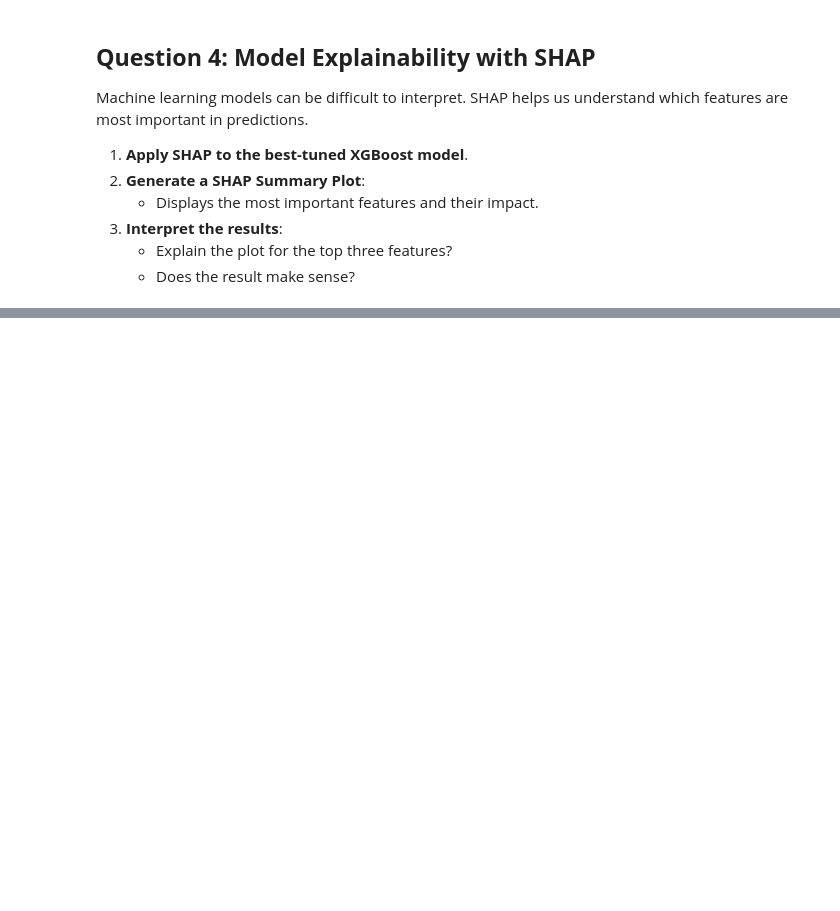
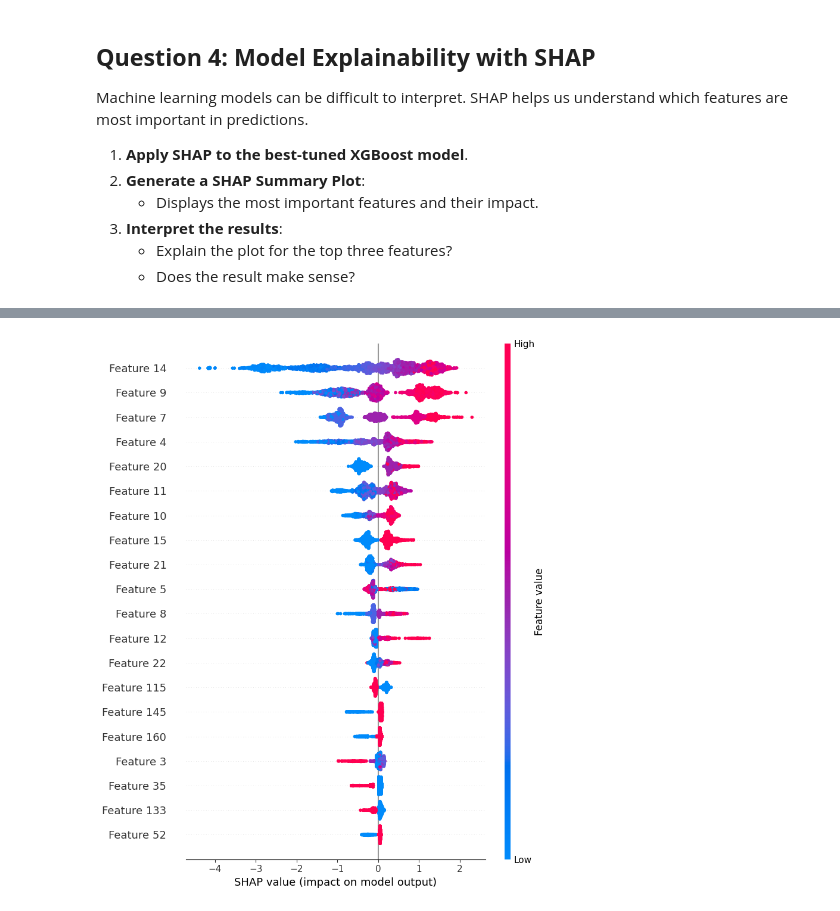
Before and after one commit to emilyberlinghoff/DS3000, a Jupyter notebook: Homework 6 - Trees/251287809_H06.ipynb, the cells around one changed output, grey strips where cells are left out. Cells and saved outputs as stored; diff of their text form; code cells hidden in the pictures; blank space fills up the shorter version.

```diff
--- a/Homework 6 - Trees/251287809_H06.ipynb
+++ b/Homework 6 - Trees/251287809_H06.ipynb
@@ -280,0 +284,5 @@ Machine learning models can be difficult to interpret. SHAP helps us understand
+# %%
+# Detailed SHAP value plot (not just the bar summary)
+shap.summary_plot(shap_values, X_train)
+# %% [output]
+[figure, added]
```
Also changed, not shown: parts of 3 cells of this notebook.
